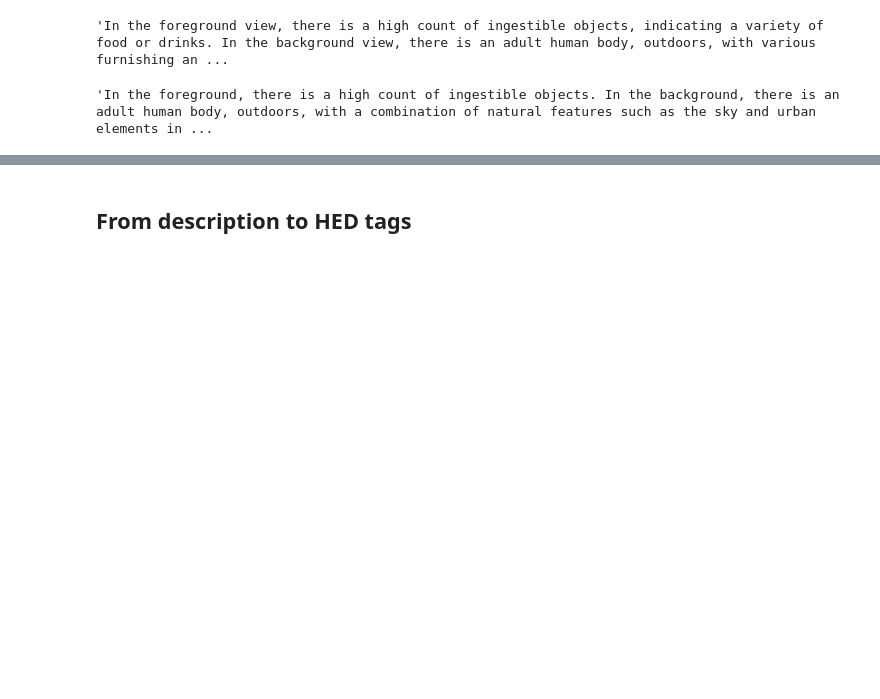
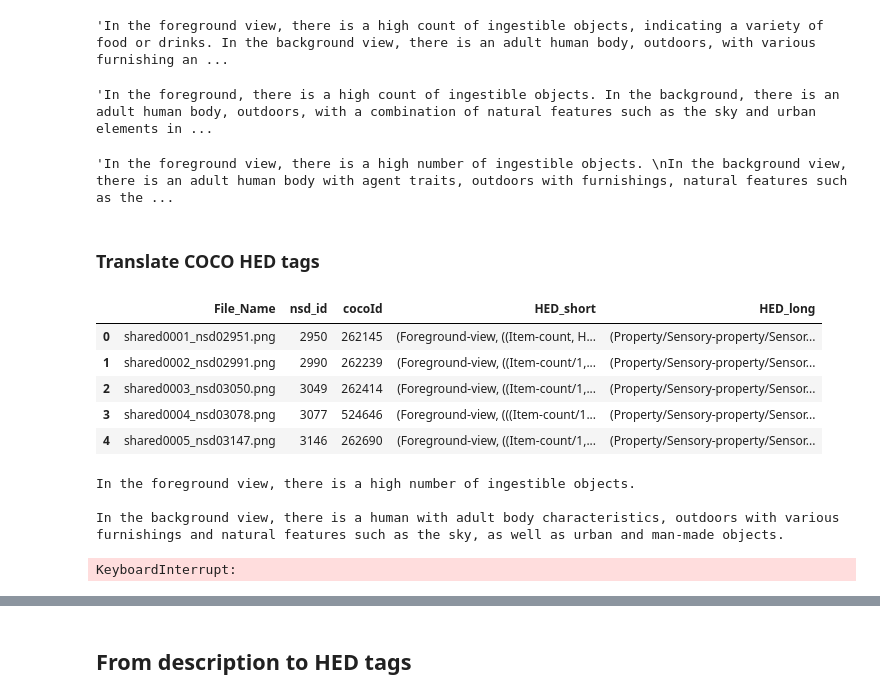
Before and after one commit to dungscout96/HED-LLM, a Jupyter notebook: openai.ipynb, the cells around one changed output, grey strips where cells are left out. Cells and saved outputs as stored; diff of their text form; code cells hidden in the pictures; blank space fills up the shorter version.

Commit message:
system HED tags list call

```diff
--- a/openai.ipynb
+++ b/openai.ipynb
@@ -33,3 +36,48 @@ messages=[
 opai.prompt_engineer(messages,"gpt-3.5-turbo")
 # %% [output]
 'In the foreground, there is a high count of ingestible objects. In the background, there is an adult human body, outdoors, with a combination of natural features such as the sky and urban elements in ...
+# %%
+messages=[
+        {"role": "system", "content": "You are a scientific writer."},
+        {"role": "user", "content": "(Visual-presentation,(Background-view,Black),(Foreground-view,((Center-of,Computer-screen),(Cross,White)),(Grayscale,(Face,Hair,Image))))?"},
+        {"role": "assistant", "content": "The visual presentation of a white cross and a grayscale image of a face with hair in a black background."},
+        {"role": "user", "content": "(Foreground-view, ((Item-count, High), Ingestible-object)), (Background-view, ((Human, Body, Agent-trait/Adult), Outdoors, Furnishing, Natural-feature/Sky, Urban, Man-made-object))"}
+]
+opai.prompt_engineer(messages,"gpt-3.5-turbo")
+# %% [output]
+'In the foreground view, there is a high number of ingestible objects. \nIn the background view, there is an adult human body with agent traits, outdoors with furnishings, natural features such as the ...
+# %% [markdown]
+### Translate COCO HED tags
+# %%
+coco_hed = get_coco_hed()
+coco_hed.head()
+# %% [output]
+|  | File_Name | nsd_id | cocoId | HED_short | HED_long |
+| 0 | shared0001_nsd02951.png | 2950 | 262145 | (Foreground-view, ((Item-count, H... | (Property/Sensory-property/Sensor... |
+| 1 | shared0002_nsd02991.png | 2990 | 262239 | (Foreground-view, ((Item-count/1,... | (Property/Sensory-property/Sensor... |
+| 2 | shared0003_nsd03050.png | 3049 | 262414 | (Foreground-view, ((Item-count/1,... | (Property/Sensory-property/Sensor... |
+| 3 | shared0004_nsd03078.png | 3077 | 524646 | (Foreground-view, (((Item-count/1... | (Property/Sensory-property/Sensor... |
+| 4 | shared0005_nsd03147.png | 3146 | 262690 | (Foreground-view, ((Item-count/1,... | (Property/Sensory-property/Sensor... |
+# %%
+messages=[
+        {"role": "system", "content": "You are a scientific writer."},
+        {"role": "user", "content": "(Visual-presentation,(Background-view,Black),(Foreground-view,((Center-of,Computer-screen),(Cross,White)),(Grayscale,(Face,Hair,Image))))?"},
+        {"role": "assistant", "content": "The visual presentation of a white cross and a grayscale image of a face with hair in a black background."},
+        {"role": "user", "content": "<target_annotation>"}
+]
+
+translation = []
+for idx, row in coco_hed.iterrows():
+    messages[-1] = {"role": "user", "content": f"{row['HED_short']}"}
+    output = opai.prompt_engineer(messages,"gpt-3.5-turbo")
+    print(output)
+    translation.append(output)
+coco_hed_openai = coco_hed.copy()
+coco_hed_openai["openai_desc"] = translation
+with open('coco_hed_openai', 'w') as fout:
+    coco_hed_openai.to_csv(fout, index=False, sep='\t')
+# %% [output]
+In the foreground view, there is a high number of ingestible objects.
+
+In the background view, there is a human with adult body characteristics, outdoors with various furnishings and natural features such as the sky, as well as urban and man-made objects.
+KeyboardInterrupt:
```
Also changed, not shown: parts of 22 cells of this notebook, 4 other files.
